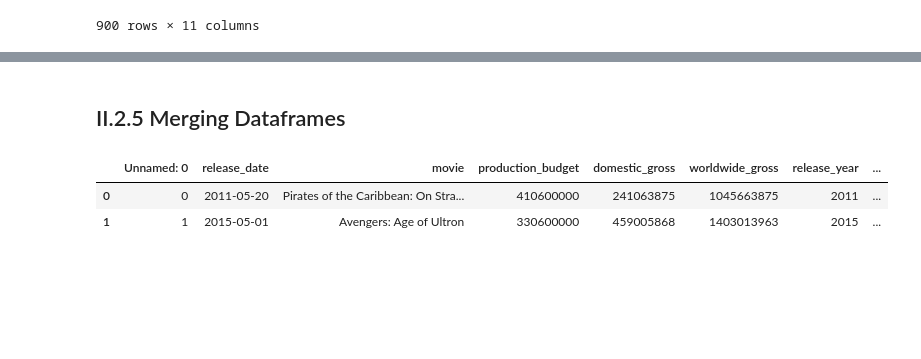
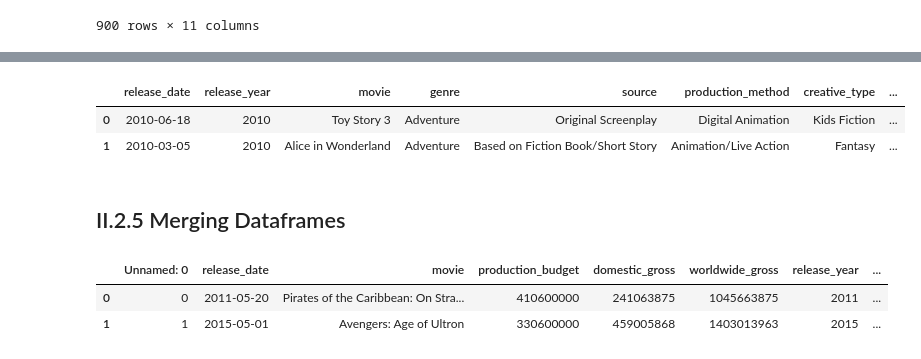
Before and after one commit to baotramduong/Porfolio_Project_The_Movie_Industry, a Jupyter notebook: Part II - Data Cleaning & Preparation on Scraped Data.ipynb, the cells around one changed output, grey strips where cells are left out. Drawn from its saved outputs; the diff is of its cells as text; code cells hidden in the pictures; blank space fills up the shorter version.

```diff
--- a/Part II - Data Cleaning & Preparation on Scraped Data.ipynb
+++ b/Part II - Data Cleaning & Preparation on Scraped Data.ipynb
@@ -329,3 +324,10 @@ merged_df_2.head()
+# %%
+#review
+merged_df_2.head(2)
+# %% [output]
+|  | release_date | release_year | movie | genre | source | production_method | creative_type | ... |
+| 0 | 2010-06-18 | 2010 | Toy Story 3 | Adventure | Original Screenplay | Digital Animation | Kids Fiction | ... |
+| 1 | 2010-03-05 | 2010 | Alice in Wonderland | Adventure | Based on Fiction Book/Short Story | Animation/Live Action | Fantasy | ... |
 # %%
 #save
 merged_df_2.to_csv('merged_df_2')
```
Also changed, not shown: parts of 18 cells of this notebook.
